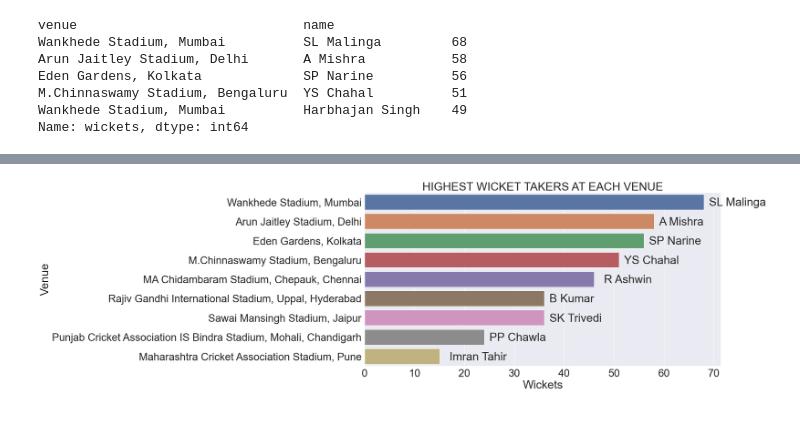
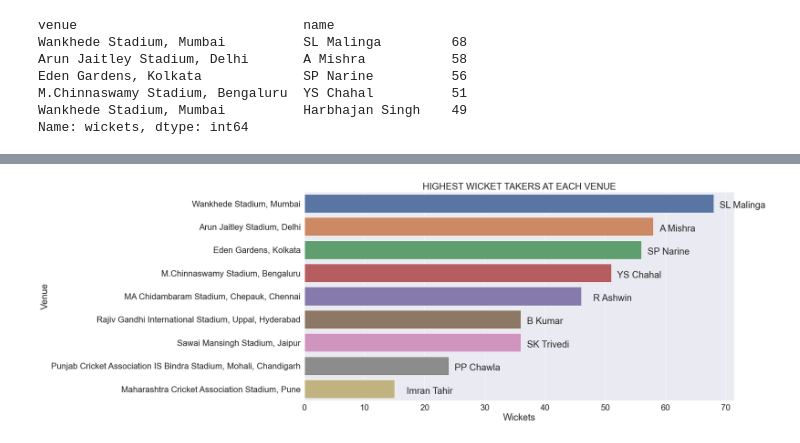
Before and after one commit to umesh-gattem/IPL-D-VIZ, a Jupyter notebook: project/Data_visualization_project_murtaza.ipynb, the cells around one changed output, grey strips where cells are left out. Saved outputs shown, nothing was run; the diff lists cells and outputs as text; code cells hidden in the pictures.

```diff
--- a/project/Data_visualization_project_murtaza.ipynb
+++ b/project/Data_visualization_project_murtaza.ipynb
@@ -22,10 +20,10 @@ os.listdir(r'.\archive')
  'points_table.csv']
 # %%
-all_season_batting_card = pd.read_csv(r'.\archive\all_season_batting_card.csv')
-all_season_bowling_card = pd.read_csv(r'.\archive\all_season_bowling_card.csv')
-all_season_details = pd.read_csv(r'.\archive\all_season_details.csv')
-all_season_summary = pd.read_csv(r'.\archive\all_season_summary.csv')
-points_table = pd.read_csv(r'.\archive\points_table.csv')
+all_season_batting_card = pd.read_csv('data/all_season_batting_card.csv')
+all_season_bowling_card = pd.read_csv('data/all_season_bowling_card.csv')
+all_season_details = pd.read_csv('data/all_season_details.csv')
+all_season_summary = pd.read_csv('data/all_season_summary.csv')
+points_table = pd.read_csv('data/points_table.csv')
 # %%
 batting_2008 = all_season_batting_card[all_season_batting_card['season'] == 2008]
 batting_2009 = all_season_batting_card[all_season_batting_card['season'] == 2009]
@@ -531,3 +529,6 @@ plt.ylim([centuries_df[:15].min()-1, centuries_df[:15].max()+1])
 plt.show()
 # %% [output]
 [figure]
+# %%
+unique_teams = np.unique(all_season_summary['home_team'])
+unique_teams
@@ -533,0 +540,19 @@ plt.show()
+# %%
+teams_total_runs = []
+
+for season in np.unique(all_season_summary['season']):
+    all_season_summary_season = all_season_summary[all_season_summary['season'] == season]
+    runs_teams_home_season = []
+    for team in unique_teams:
+        runteam = all_season_summary_season[all_season_summary_season['home_team'] == team]
+        runs_teams_home_season.append(list(runteam['home_runs']))
+
+    runs_team_away_season = []
+    for team in unique_teams:
+        runteam = all_season_summary_season[all_season_summary_season['away_team'] == team]
+        runs_team_away_season.append(list(runteam['away_runs']))
+
+    for i in range(len(runs_teams_home_season)):
+        runs_teams_home_season[i].extend(runs_team_away_season[i])
+
+    teams_total_runs.append(runs_teams_home_season)
@@ -1008,17 +1185,17 @@ df_wickets_at_venues.head()
 # %%
-sns.set_theme(font_scale=3)
+sns.set_theme(font_scale=2)
 plt.figure(figsize=(20,10))
 ax = sns.barplot(x=df_wickets_at_venues['Wickets'], y=df_wickets_at_venues['Venue'])
 ax.annotate(df_wickets_at_venues['Bowler'].iloc[0], xy=(69, 0.20))
 ax.annotate(df_wickets_at_venues['Bowler'].iloc[1], xy=(59, 1.20))
 ax.annotate(df_wickets_at_venues['Bowler'].iloc[2], xy=(57, 2.20))
 ax.annotate(df_wickets_at_venues['Bowler'].iloc[3], xy=(52, 3.20))
 ax.annotate(df_wickets_at_venues['Bowler'].iloc[4], xy=(48, 4.20))
 ax.annotate(df_wickets_at_venues['Bowler'].iloc[5], xy=(37, 5.20))
 ax.annotate(df_wickets_at_venues['Bowler'].iloc[6], xy=(37, 6.20))
 ax.annotate(df_wickets_at_venues['Bowler'].iloc[7], xy=(25, 7.20))
 ax.annotate(df_wickets_at_venues['Bowler'].iloc[8], xy=(17, 8.20))
 plt.title('HIGHEST WICKET TAKERS AT EACH VENUE')
 plt.show()
 # %% [output]
-[figure, old version]
+[figure, new version]
```
Also changed, not shown: parts of 7 cells of this notebook.
